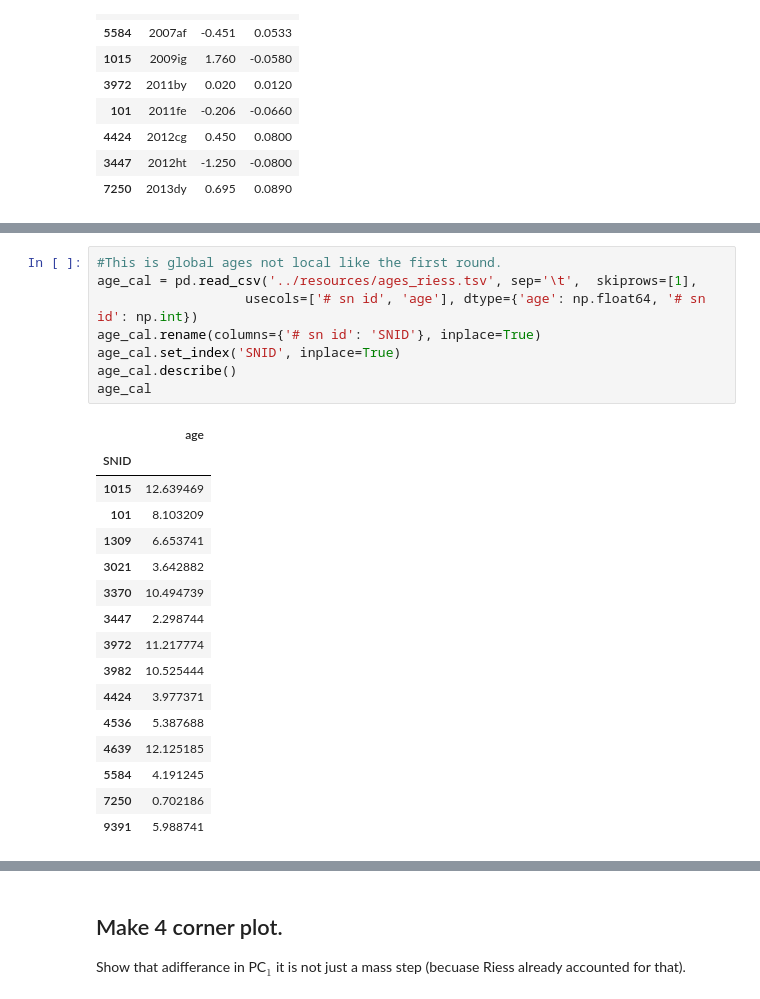
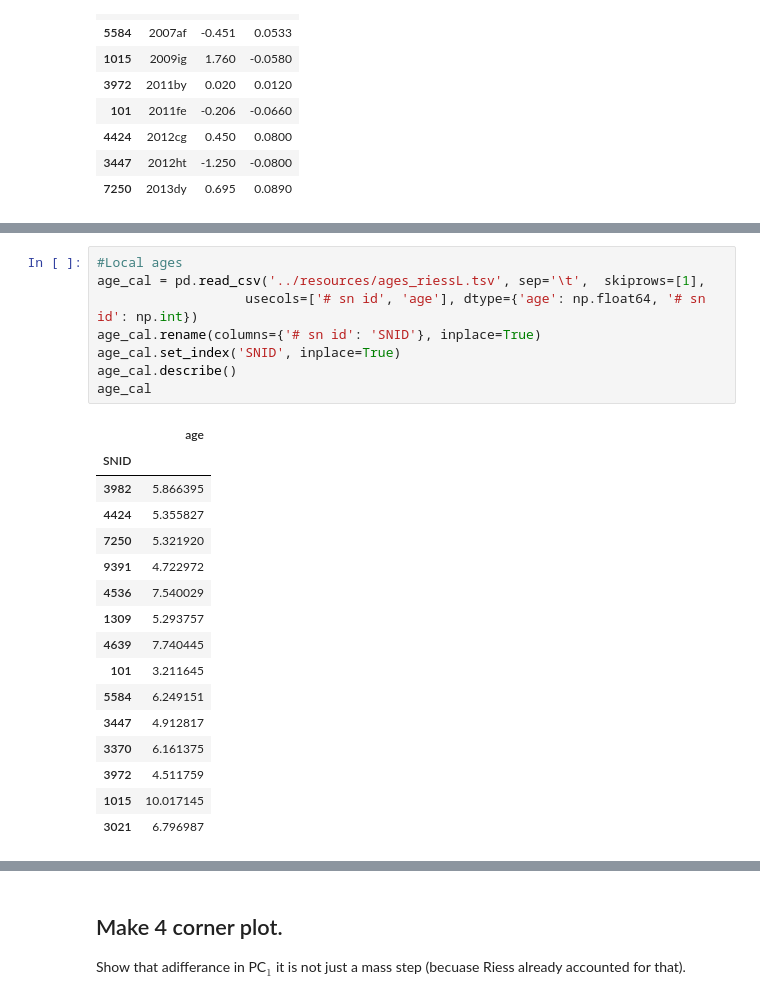
Before and after one commit to benjaminrose/MC-Age, a Jupyter notebook: figures/Discussion-H_0 effect.ipynb, the cells around one changed output, grey strips where cells are left out. Saved outputs shown, nothing was run; the diff lists cells and outputs as text.

```diff
--- a/figures/Discussion-H_0 effect.ipynb
+++ b/figures/Discussion-H_0 effect.ipynb
@@ -149,25 +150,25 @@ galaxy_cal.describe()
 # %%
-#This is global ages not local like the first round.
-age_cal = pd.read_csv('../resources/ages_riess.tsv', sep='\t',  skiprows=[1],
+#Local ages
+age_cal = pd.read_csv('../resources/ages_riessL.tsv', sep='\t',  skiprows=[1],
                    usecols=['# sn id', 'age'], dtype={'age': np.float64, '# sn id': np.int})
 age_cal.rename(columns={'# sn id': 'SNID'}, inplace=True)
 age_cal.set_index('SNID', inplace=True)
 age_cal.describe()
 age_cal
 # %% [output]
 |  | age |
 | SNID |  |
-| 1015 | 12.639469 |
-| 101 | 8.103209 |
-| 1309 | 6.653741 |
-| 3021 | 3.642882 |
-| 3370 | 10.494739 |
-| 3447 | 2.298744 |
-| 3972 | 11.217774 |
-| 3982 | 10.525444 |
-| 4424 | 3.977371 |
-| 4536 | 5.387688 |
-| 4639 | 12.125185 |
-| 5584 | 4.191245 |
-| 7250 | 0.702186 |
-| 9391 | 5.988741 |
+| 3982 | 5.866395 |
+| 4424 | 5.355827 |
+| 7250 | 5.321920 |
+| 9391 | 4.722972 |
+| 4536 | 7.540029 |
+| 1309 | 5.293757 |
+| 4639 | 7.740445 |
+| 101 | 3.211645 |
+| 5584 | 6.249151 |
+| 3447 | 4.912817 |
+| 3370 | 6.161375 |
+| 3972 | 4.511759 |
+| 1015 | 10.017145 |
+| 3021 | 6.796987 |
```
Also changed, not shown: parts of 24 cells of this notebook, 5 other files.
